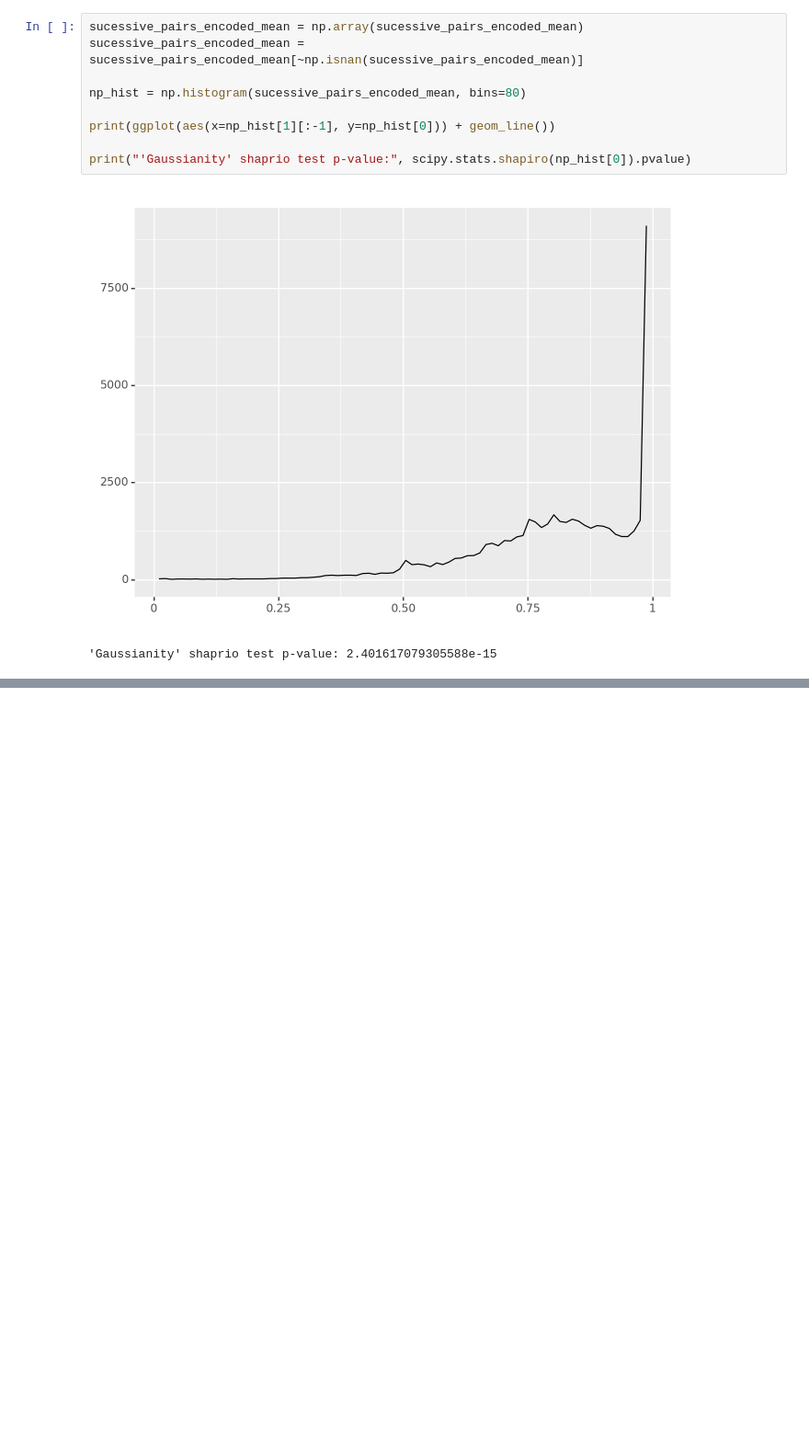
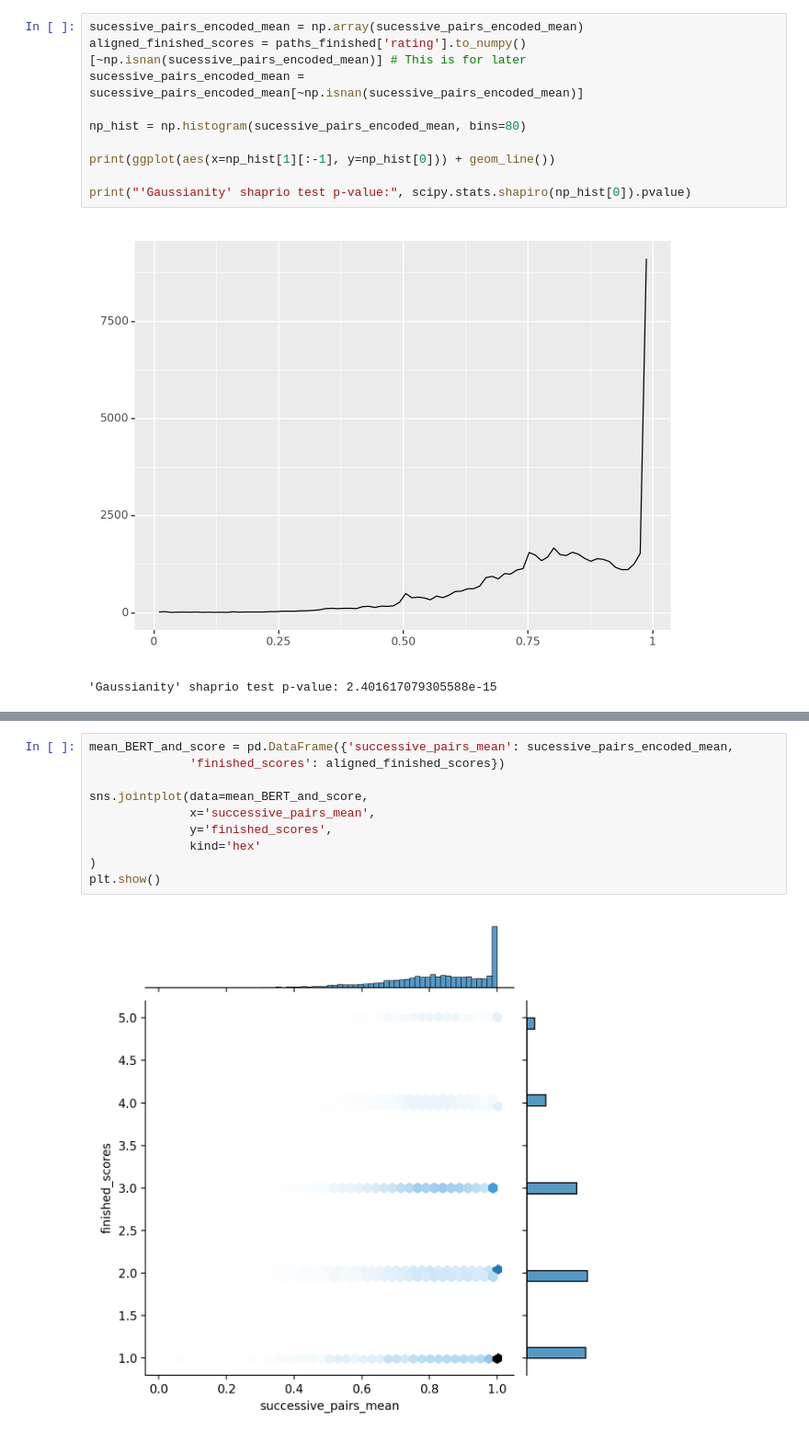
Before and after one commit to epfl-ada/ada-2023-project-adamants, a Jupyter notebook: BERTscore.ipynb, the cells around one changed output, grey strips where cells are left out. Shown: that part at 92% size. Cells and saved outputs as stored; diff of their text form; blank space fills up the shorter version.

```diff
--- a/BERTscore.ipynb
+++ b/BERTscore.ipynb
@@ -92,6 +129,7 @@ ggplot() + geom_histogram(aes(x=sucessive_pairs_encoded_mean), bins=80)
 Awesome. This looks like another metric we could use! Looks mostly Gaussian. Maybe we should look into all those values close to 1. All the rest is nice though!
 # %%
 sucessive_pairs_encoded_mean = np.array(sucessive_pairs_encoded_mean)
+aligned_finished_scores = paths_finished['rating'].to_numpy()[~np.isnan(sucessive_pairs_encoded_mean)] # This is for later
 sucessive_pairs_encoded_mean = sucessive_pairs_encoded_mean[~np.isnan(sucessive_pairs_encoded_mean)]
 
 np_hist = np.histogram(sucessive_pairs_encoded_mean, bins=80)
@@ -104,0 +160,12 @@ print("'Gaussianity' shaprio test p-value:", scipy.stats.shapiro(np_hist[0]).pva
+# %%
+mean_BERT_and_score = pd.DataFrame({'successive_pairs_mean': sucessive_pairs_encoded_mean,
+			  'finished_scores': aligned_finished_scores})
+
+sns.jointplot(data=mean_BERT_and_score,
+			  x='successive_pairs_mean',
+			  y='finished_scores',
+			  kind='hex'
+)
+plt.show()
+# %% [output]
+[figure, added]
```
Also changed, not shown: parts of 4 cells of this notebook.
